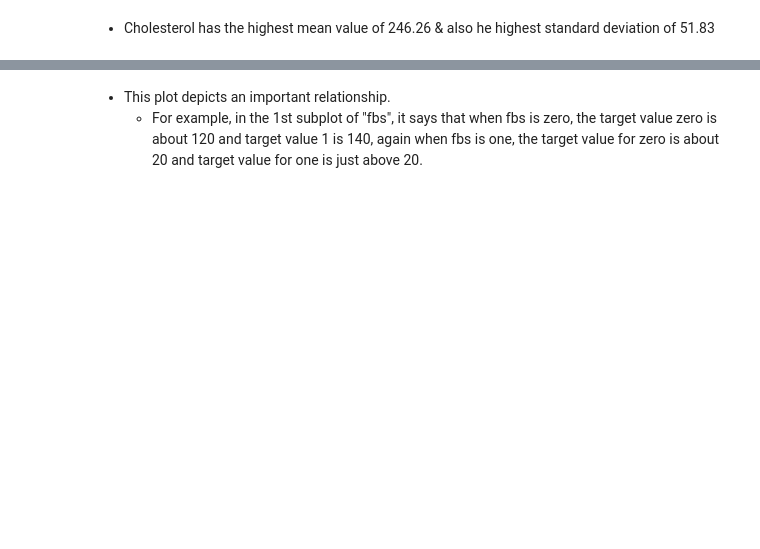
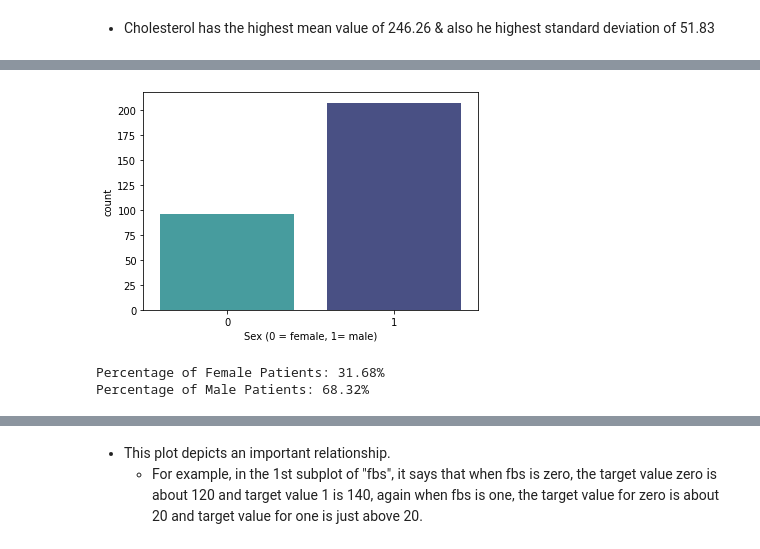
Before and after one commit to sueshow/Comp_Kaggle, a Jupyter notebook: Kaggle_SVM_Heart Disease UCI.ipynb, the cells around one changed output, grey strips where cells are left out. Saved outputs shown, nothing was run; the diff lists cells and outputs as text; code cells hidden in the pictures; blank space fills up the shorter version.

```diff
--- a/Kaggle_SVM_Heart Disease UCI.ipynb
+++ b/Kaggle_SVM_Heart Disease UCI.ipynb
@@ -112,0 +152,14 @@ sns.heatmap(df.corr(), annot=True)
+# %%
+sns.countplot(x='sex', data=df, palette='mako_r')
+plt.xlabel('Sex (0 = female, 1= male)')
+plt.show()
+# %% [output]
+[figure, added]
+# %%
+countFemale = len(df[df.sex == 0])
+countMale = len(df[df.sex == 1])
+print('Percentage of Female Patients: {:.2f}%'.format((countFemale / (len(df.sex))*100)))
+print('Percentage of Male Patients: {:.2f}%'.format((countMale / (len(df.sex))*100)))
+# %% [output]
+Percentage of Female Patients: 31.68%
+Percentage of Male Patients: 68.32%
```
Also changed, not shown: parts of 80 cells of this notebook, 2 other files.
